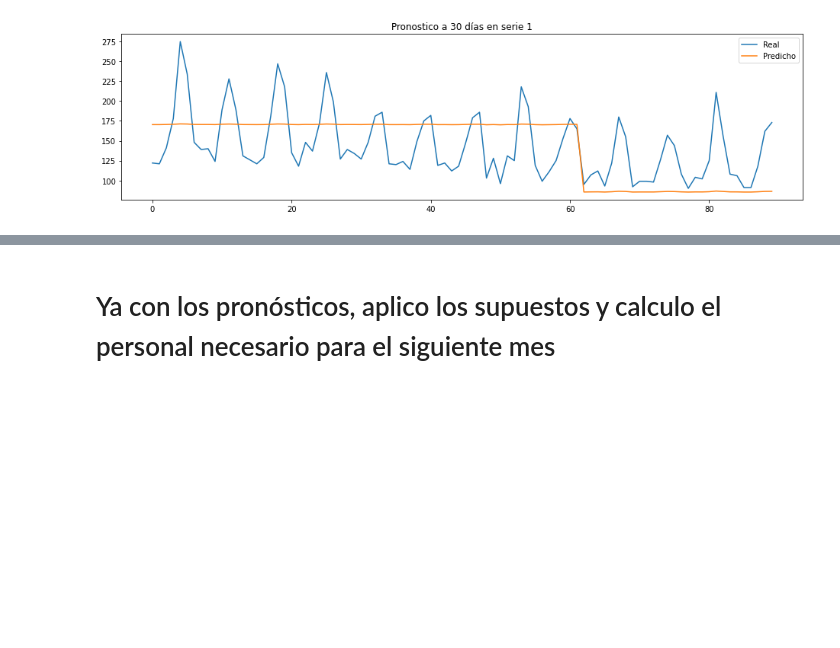
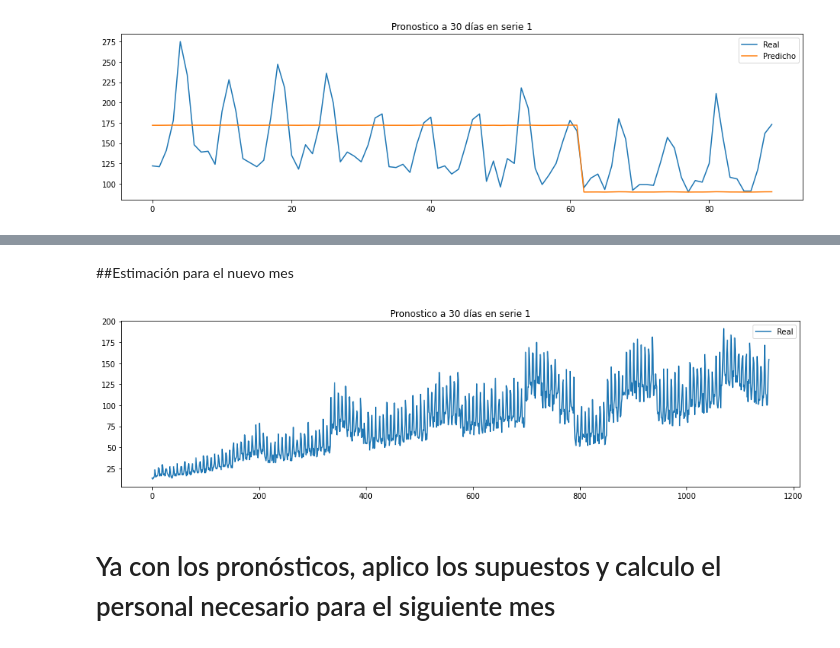
Before and after one commit to elchristog/pruebaDSc, a Jupyter notebook: pruebaDataScientist.ipynb, the cells around one changed output, grey strips where cells are left out. Cells and saved outputs as stored; diff of their text form; code cells hidden in the pictures; blank space fills up the shorter version.

```diff
--- a/pruebaDataScientist.ipynb
+++ b/pruebaDataScientist.ipynb
@@ -546,3 +667,37 @@ plt.show()
+# %% [markdown]
+##Estimación para el nuevo mes
+# %%
+
+pronosticar=serieAModelarParticular.values
+inputs = np.reshape(pronosticar, (len(pronosticar), 1))
+inputs = min_max_scaler.transform(inputs)
+inputs = np.reshape(inputs, (len(inputs), 1, 1))
+inputs
+
+
+predicted_y = regressor.predict(inputs)
+predicted_y
+predicho=np.c_[predicted_y,predicted_y]
+predicho
+predicted_y = min_max_scaler.inverse_transform(predicho)
+predicted_y
+
+
+
+
+predichoVsReal = pd.DataFrame()
+predichoVsReal['predicho']=pd.Series(predicted_y[:,0].flatten())
+predichoVsReal
+#predichoVsReal.index=df_test.index
+predichoVsReal.head()
+predichoVsReal['predicho'].plot(figsize=(16,4),legend=True)
+
+
+plt.legend(['Real','Predicho'])
+plt.title('Pronostico a 30 días en serie 1')
+plt.show()
+# %% [output]
+[figure, added]
 # %% [markdown]
 # Ya con los pronósticos, aplico los supuestos y calculo el personal necesario para el siguiente mes
 # %% [markdown]
```
Also changed, not shown: parts of 12 cells of this notebook.
